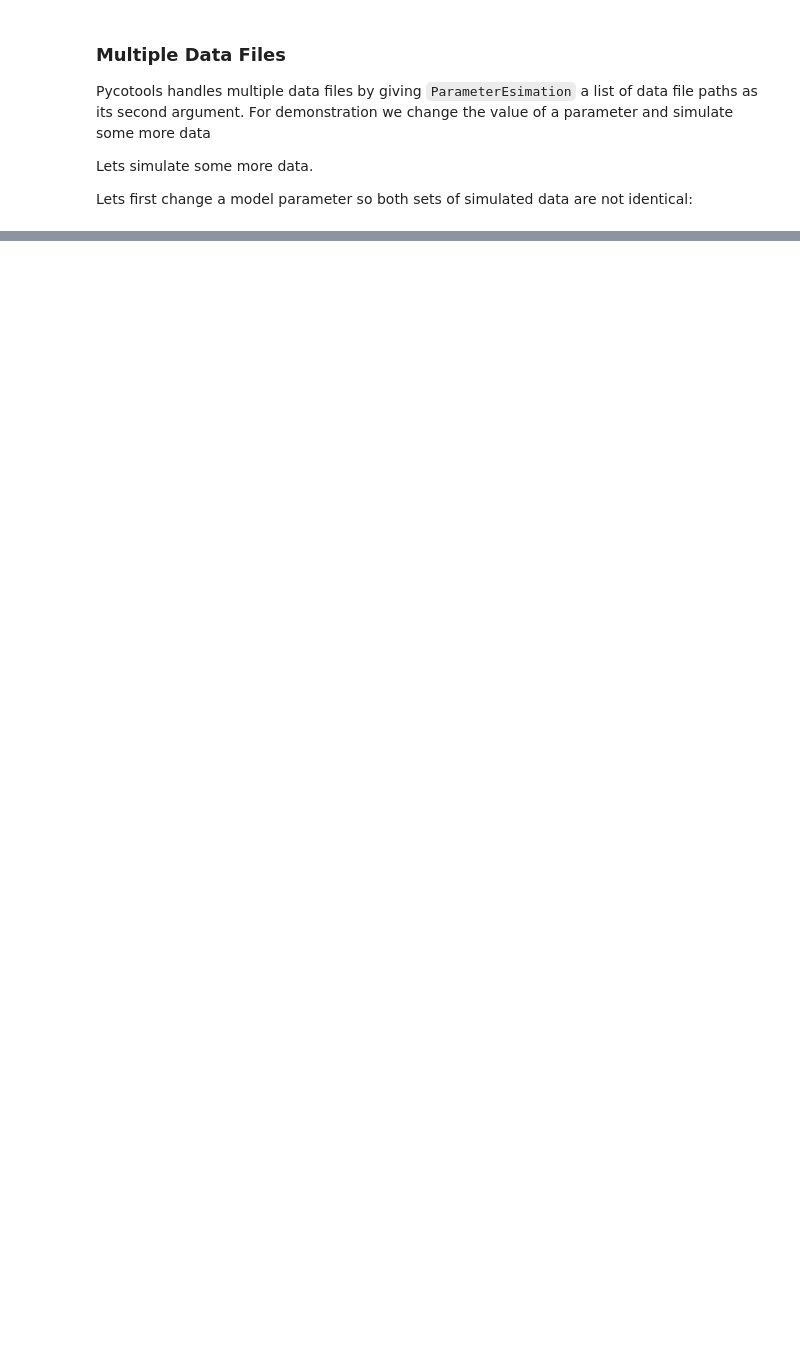
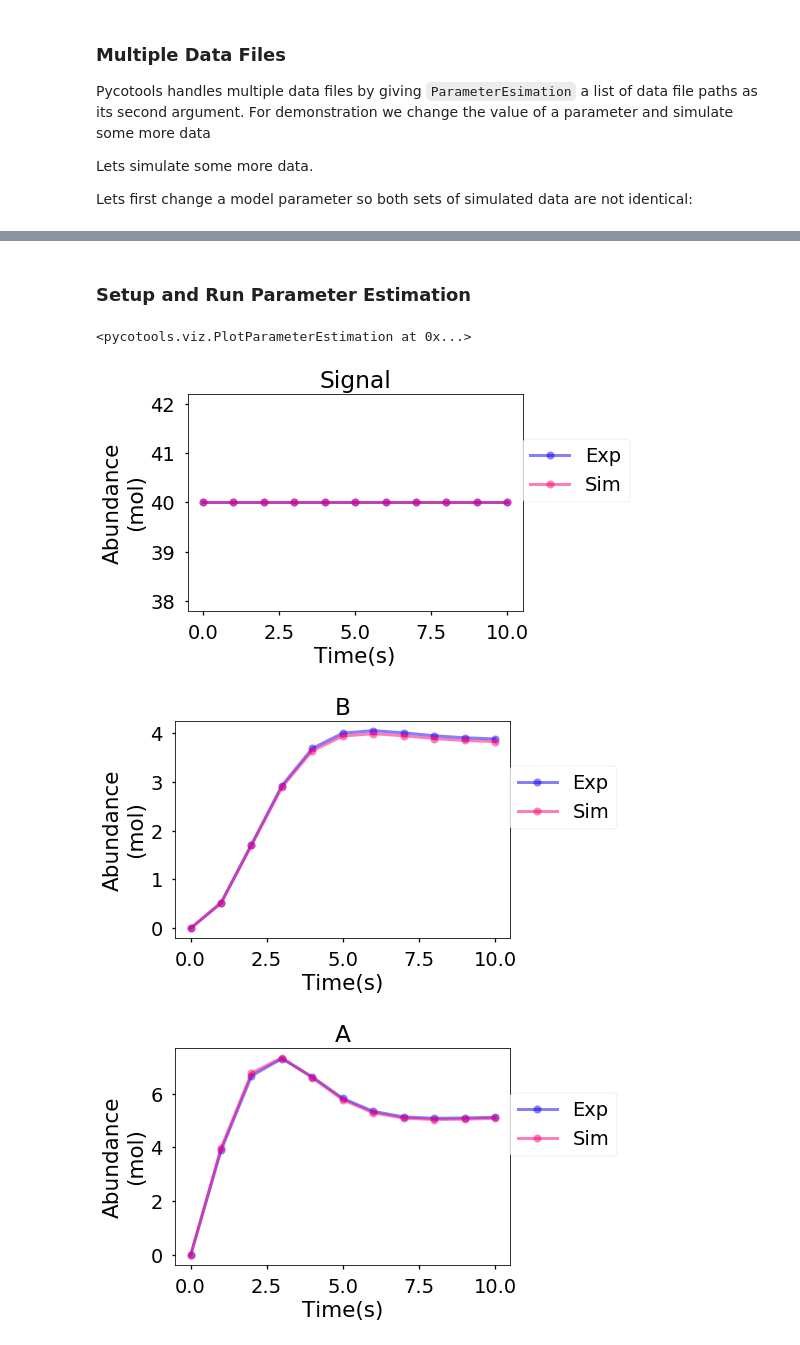
Before and after one commit to CiaranWelsh/pycotools3, a Jupyter notebook: docs/source/Tutorials/ParameterEstimationTutorial.ipynb, the cells around one changed output, grey strips where cells are left out. Cells and saved outputs as stored; diff of their text form; code cells hidden in the pictures; blank space fills up the shorter version.

```diff
--- a/docs/source/Tutorials/ParameterEstimationTutorial.ipynb
+++ b/docs/source/Tutorials/ParameterEstimationTutorial.ipynb
@@ -289,0 +280,19 @@ Model(name=negative_feedback, time_unit=s, volume_unit=l, quantity_unit=mol)
+# %% [markdown]
+### Setup and Run Parameter Estimation
+# %%
+PE2 = tasks.ParameterEstimation(mod2, [i.report_name for i in TC_dict.values()],
+                                method='genetic_algorithm', population_size=30,
+                                number_of_generations=100, run_mode=True
+                               )
+
+PE2.write_config_file()
+PE2.setup()
+PE2.model.open() ## to check the model
+PE2.run()
+# %%
+viz.PlotParameterEstimation(PE2)
+# %% [output]
+<pycotools.viz.PlotParameterEstimation at 0x...>
+[figure, added]
+[figure, added]
+[figure, added]
```
Also changed, not shown: parts of 6 cells of this notebook, 4 other files.
